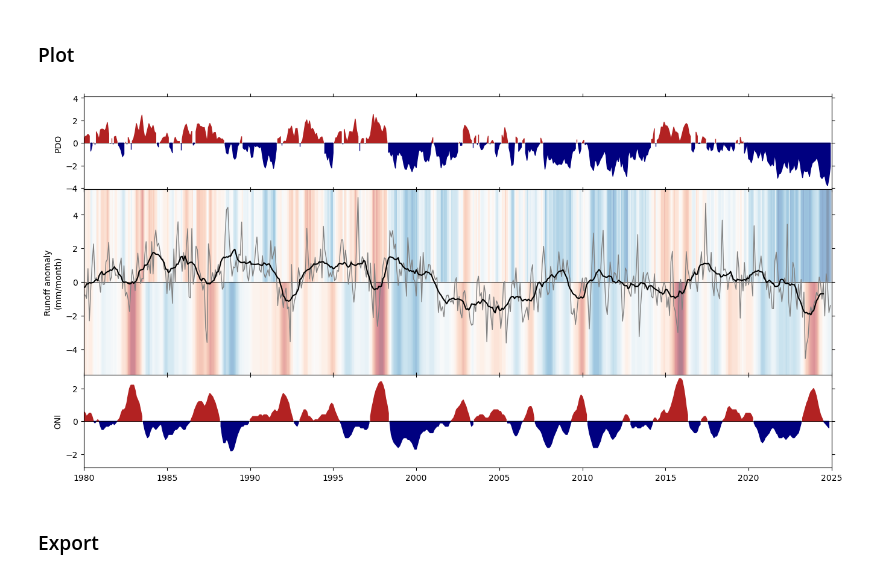
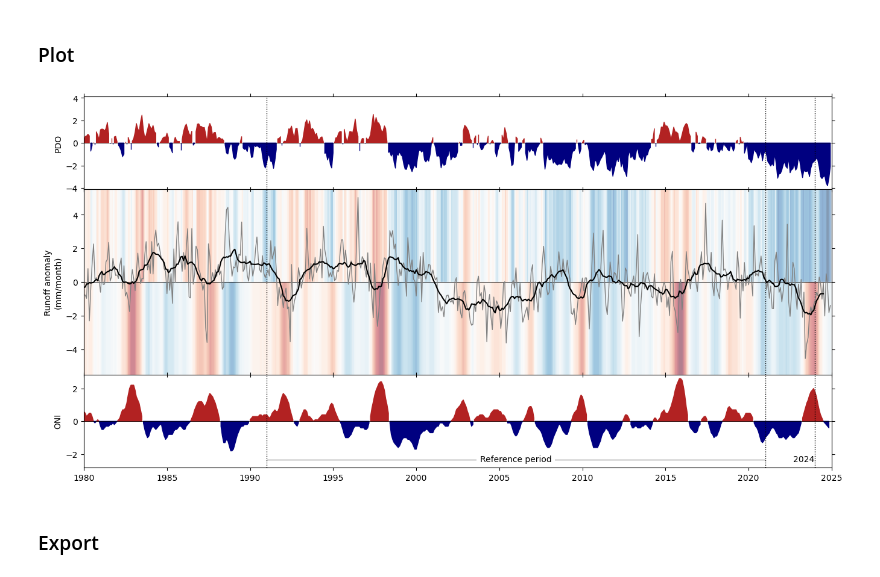
Before and after one commit to casadoj/SotCin2024, a Jupyter notebook: notebook/3.2_runoff_timeseries.ipynb, the cells around one changed output. Drawn from its saved outputs; the diff is of its cells as text; code cells hidden in the pictures.

```diff
--- a/notebook/3.2_runoff_timeseries.ipynb
+++ b/notebook/3.2_runoff_timeseries.ipynb
@@ -138,6 +138,9 @@ ax1.set(
 )
 ax1.tick_params(axis="both", direction="out", bottom=True, top=True, right=True, left=True)
 
+# Define midpoint for annotation
+midpoint = START + (END - START) / 2
+
 # ENSO
 # ----
 
@@ -159,6 +162,12 @@ ax3.set(
     ylabel='ONI'
 )
 ax3.tick_params(axis="both", direction="out", bottom=True, top=False, right=True, left=True)
+
+# Add annotation for reference period
+y_pos = -vmax * .825
+ax3.hlines(y_pos, START, END, color='k', ls='-', lw=.5, zorder=0)
+ax3.text(datetime(2023, 12, 15), y_pos, '2024', rotation=0, ha='right', va='center')
+ax3.text(START + (END - START) / 2, y_pos, 'Reference period', ha='center', va='center', bbox=dict(facecolor='white', edgecolor='none'))
 
 # RUNOFF
 # ------
@@ -171,34 +180,39 @@ ax2.plot(anomaly_ma12, c='k', lw=1.5, zorder=3)
 
 vmax = np.nanmax([abs(x) for x in ax2.get_ylim()])
 ax2.set(
     ylim=(-vmax, vmax),
     ylabel='Runoff anomaly\n(mm/month)'
 )
 
 # Create a 2D background array (PDO in top half, ONI in bottom half)
 pdo_scaled = pdo / np.nanmax(abs(pdo))  # Normalize PDO
 oni_scaled = enso / np.nanmax(abs(enso))  # Normalize ONI
 
 # Create a colormap
 cmap = plt.get_cmap(colormap)
 
 # Generate colors based on indices
 pdo_colors = cmap((pdo_scaled + 1) / 2)  # Normalize between 0 and 1
 oni_colors = cmap((oni_scaled + 1) / 2)
 
 # Create a background with vertical color variations
 for i, (t0, color_pdo, color_oni) in enumerate(zip(pdo.index, pdo_colors, oni_colors)):
     t1 = t0 + pd.DateOffset(months=1)
     ax2.axvspan(t0, t1, ymin=0.5, ymax=1, color=color_pdo, zorder=0)
     ax2.axvspan(t0, t1, ymin=0, ymax=0.5, color=color_oni, zorder=0)
 ax2.axvspan(pdo.index[0], pdo.index[-1], color='w', alpha=alpha, zorder=1)
 
 ax2.tick_params(axis="x", direction="inout", bottom=True, top=True, right=True, left=True, length=6)
 ax2.tick_params(axis="y", direction="out", right=True, left=True)
 
+for ax in [ax1, ax2, ax3]:
+    for date in [START, END, datetime(2024, 1, 1)]:
+        ax.axvline(date, c='k', ls=':', lw=1, zorder=1)
+
+
 plt.savefig(PATH_PLOT / f'interannual_variability.jpg', dpi=300, bbox_inches='tight')
 # %% [output]
-[figure, old version]
+[figure, new version]
 # %% [markdown]
 ### Export
 # %%
```
Also changed, not shown: parts of 1 cell of this notebook, 5 other files.
